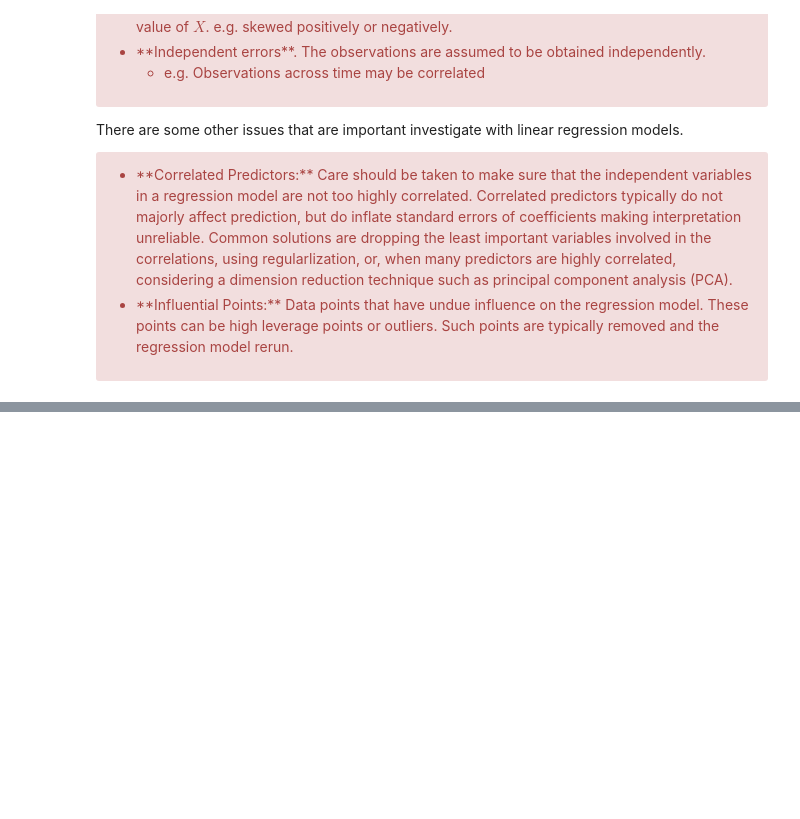
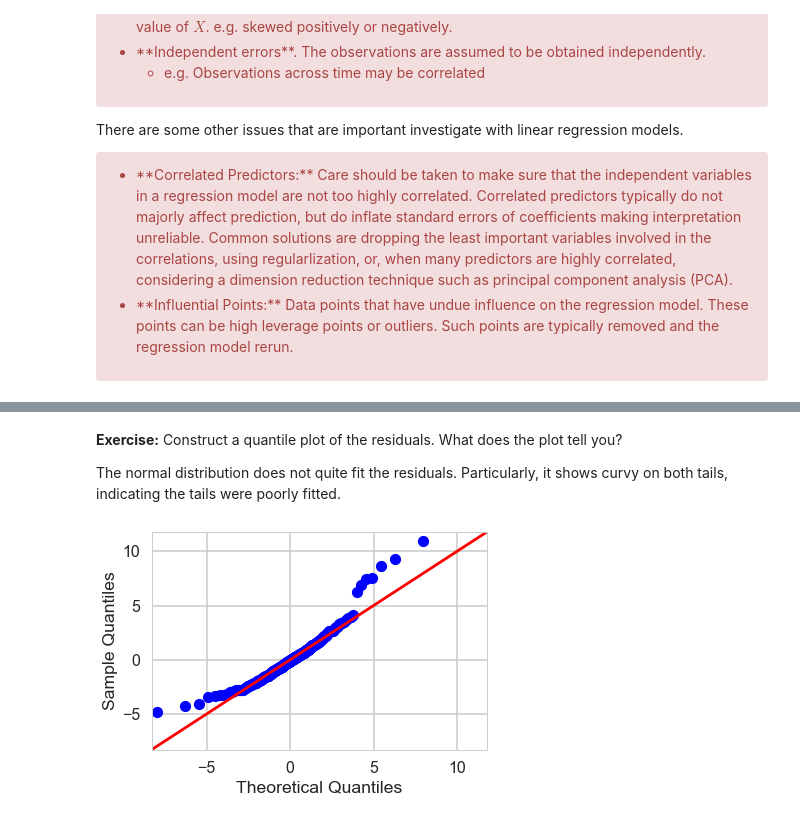
Before and after one commit to SapphireCore/DSTP, a Jupyter notebook: Unit11_linear_regression/Mini_Project_Linear_Regression.ipynb, the cells around one changed output, grey strips where cells are left out. Cells and saved outputs as stored; diff of their text form; code cells hidden in the pictures; blank space fills up the shorter version.

```diff
--- a/Unit11_linear_regression/Mini_Project_Linear_Regression.ipynb
+++ b/Unit11_linear_regression/Mini_Project_Linear_Regression.ipynb
@@ -778,0 +815,10 @@ There are some other issues that are important investigate with linear regressio
+# %% [markdown]
+<p><b>Exercise:</b> Construct a quantile plot of the residuals. What does the plot tell you?</p>
+
+The normal distribution does not quite fit the residuals. Particularly, it shows curvy on both tails, indicating the tails were poorly fitted.
+# %%
+import scipy.stats as stats
+fig = sm.qqplot(model2.resid, stats.t, fit=True, line='45')
+plt.show()
+# %% [output]
+[figure, added]
```
Also changed, not shown: parts of 64 cells of this notebook, 1 other file.
